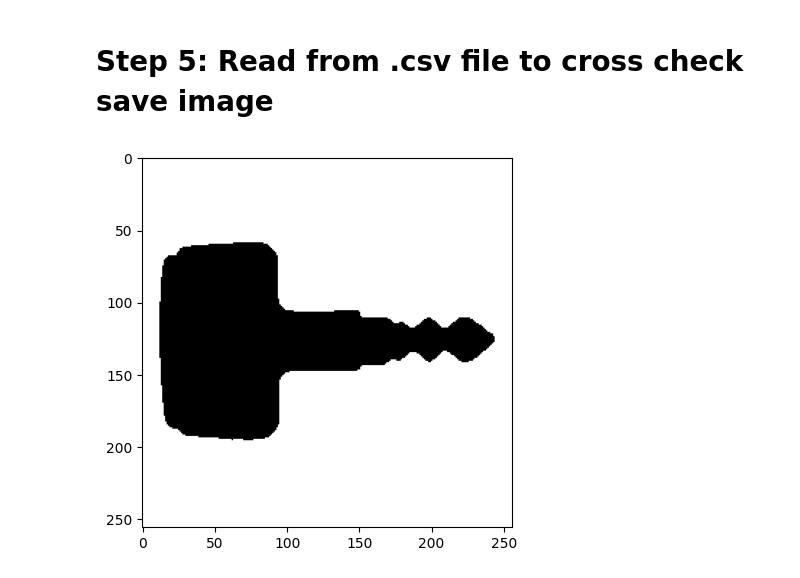
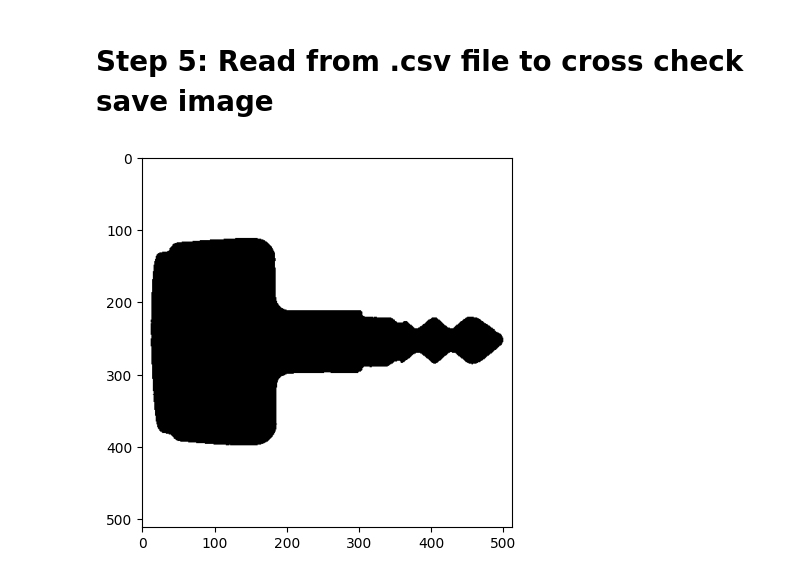
Before and after one commit to syedfaiqueali/Kaggle-Notebooks, a Jupyter notebook: key-extraction.ipynb, the cells around one changed output. Saved outputs shown, nothing was run; the diff lists cells and outputs as text; code cells hidden in the pictures.

```diff
--- a/key-extraction.ipynb
+++ b/key-extraction.ipynb
@@ -354,15 +371,15 @@ with open(csv_file, 'w', newline='') as f:
 # Step 5: Read from .csv file to cross check save image
 # %%
 # Read dataframe
-df = pd.read_csv('features_256x256.csv')
+df = pd.read_csv('features_512x512.csv')
 
 # Pick first row as sample and converty to uint8
 test_img = (df.iloc[0].values).astype(np.uint8)
 
 # Unpack bits to 512x512
-test_img = bit_unpacking(test_img, 256, 256)
+test_img = bit_unpacking(test_img, 512, 512)
 
 # Plot test image
 plt_img(test_img, cmap='binary')
 # %% [output]
-[figure, old version]
+[figure, new version]
```
Also changed, not shown: parts of 5 cells of this notebook.
